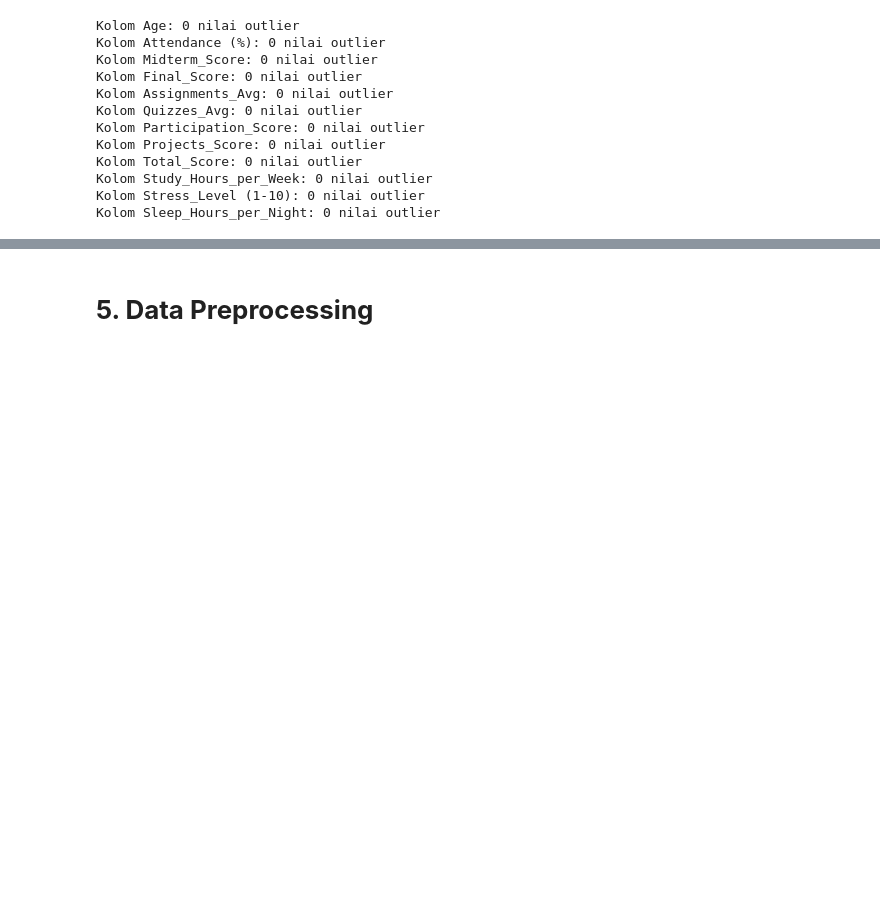
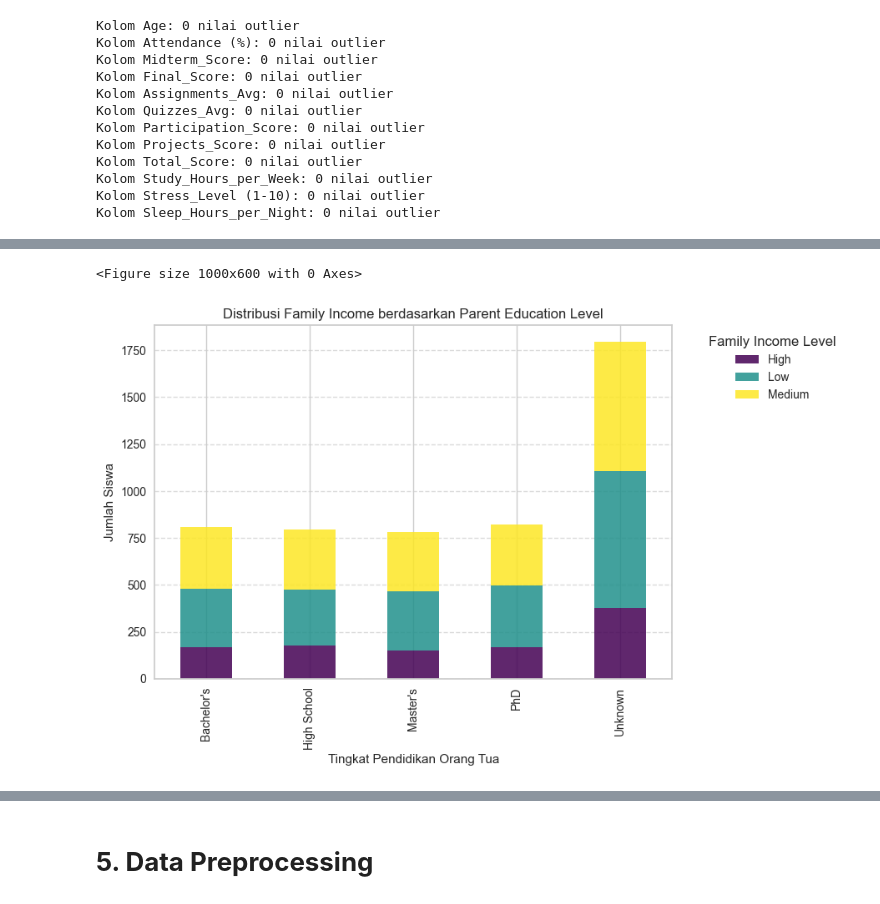
Before and after one commit to Azuredeer/student_performance_behavior, a Jupyter notebook: [Clustering]_Submission_Akhir_BMLP_Your_Name_(Updated).ipynb, the cells around one changed output, grey strips where cells are left out. Drawn from its saved outputs; the diff is of its cells as text; code cells hidden in the pictures; blank space fills up the shorter version.

```diff
--- a/[Clustering]_Submission_Akhir_BMLP_Your_Name_(Updated).ipynb
+++ b/[Clustering]_Submission_Akhir_BMLP_Your_Name_(Updated).ipynb
@@ -195,0 +261,19 @@ Kolom Sleep_Hours_per_Night: 0 nilai outlier
+# %%
+# Menghitung jumlah siswa berdasarkan Parent_Education_Level dan Family_Income_Level
+edu_income_counts = data.groupby(['Parent_Education_Level', 'Family_Income_Level']).size().unstack()
+
+# Membuat bar chart
+plt.figure(figsize=(10, 6))
+edu_income_counts.plot(kind='bar', stacked=True, colormap='viridis', alpha=0.85)
+
+# Menambahkan label dan judul
+plt.xlabel('Tingkat Pendidikan Orang Tua')
+plt.ylabel('Jumlah Siswa')
+plt.title('Distribusi Family Income berdasarkan Parent Education Level')
+plt.legend(title='Family Income Level', bbox_to_anchor=(1.05, 1), loc='upper left')
+plt.grid(axis='y', linestyle='--', alpha=0.7)
+
+plt.show()
+# %% [output]
+<Figure size 1000x600 with 0 Axes>
+[figure, added]
```
Also changed, not shown: parts of 26 cells of this notebook, 1 other file.
